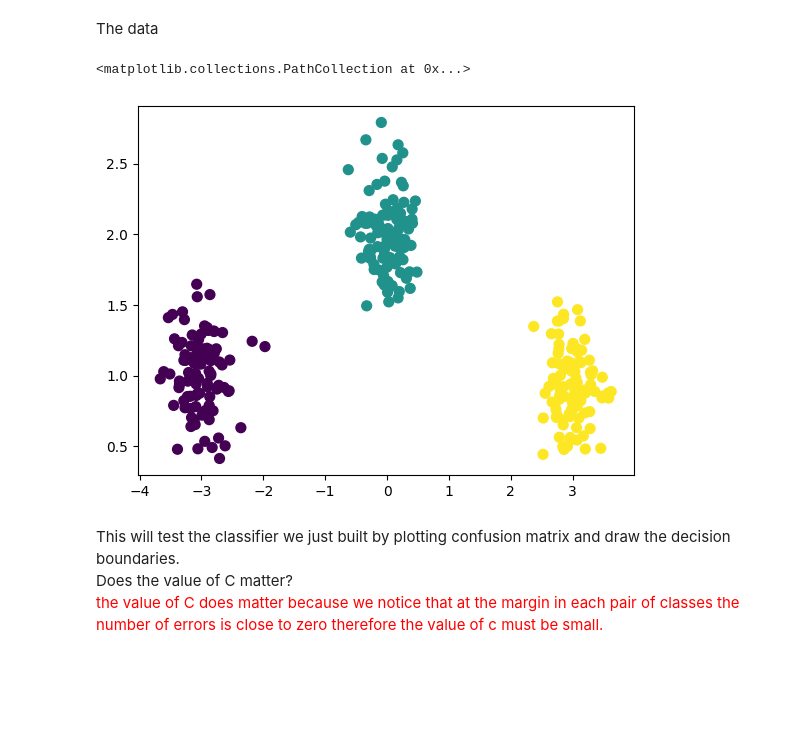
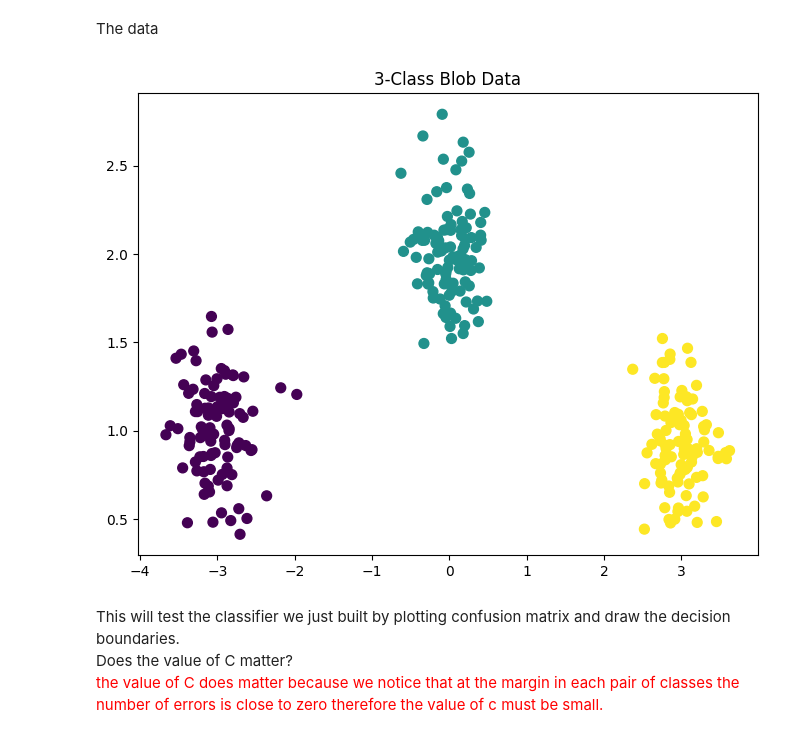
Before and after one commit to MahmoudAbade/ML-HW, a Jupyter notebook: HW3.ipynb, the cells around one changed output. Saved outputs shown, nothing was run; the diff lists cells and outputs as text; code cells hidden in the pictures; blank space fills up the shorter version.

```diff
--- a/HW3.ipynb
+++ b/HW3.ipynb
@@ -276,12 +341,16 @@ The data
 # %%
 from sklearn.datasets import make_blobs
 
 np.random.seed(2)
-X, y = make_blobs(n_samples=300,cluster_std=.25, centers=np.array([(-3,1),(0,2),(3,1)]))
-plt.scatter(X[:, 0], X[:, 1], c=y, s=50)
+X_blob, y_blob = make_blobs(n_samples=300, cluster_std=.25,
+                           centers=np.array([(-3,1),(0,2),(3,1)]))
+
+plt.figure(figsize=(8, 6))
+plt.scatter(X_blob[:, 0], X_blob[:, 1], c=y_blob, s=50, cmap='viridis')
+plt.title('3-Class Blob Data')
+plt.show()
 # %% [output]
-<matplotlib.collections.PathCollection at 0x...>
-[figure, old version]
+[figure, new version]
 # %% [markdown]
 This will test the classifier we just built by plotting confusion matrix and draw the decision boundaries. <br/>
 Does the value of C matter? <br/>
```
Also changed, not shown: parts of 16 cells of this notebook.
